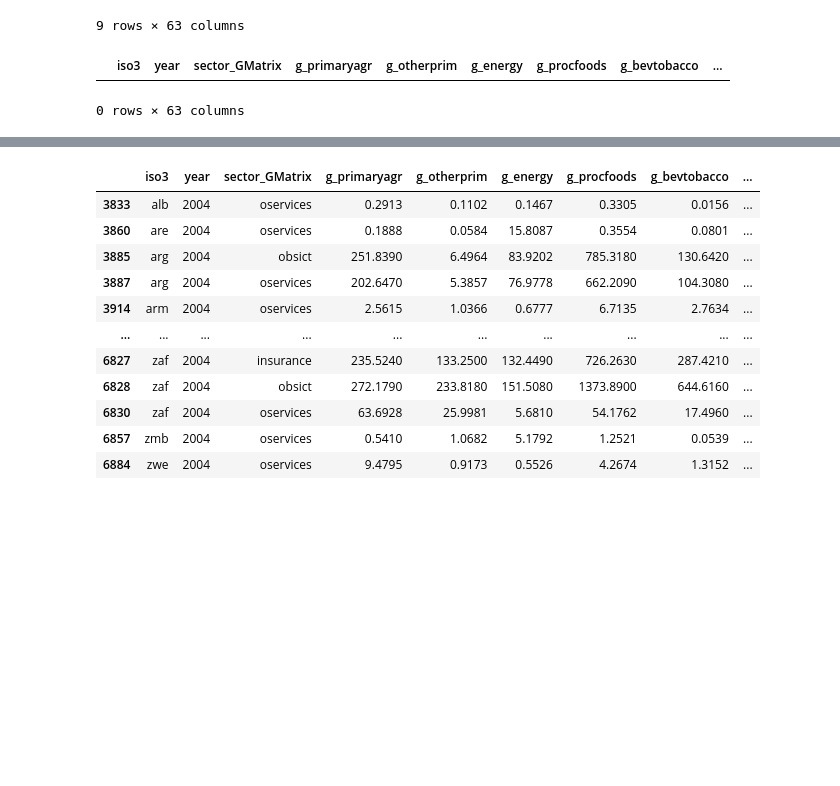
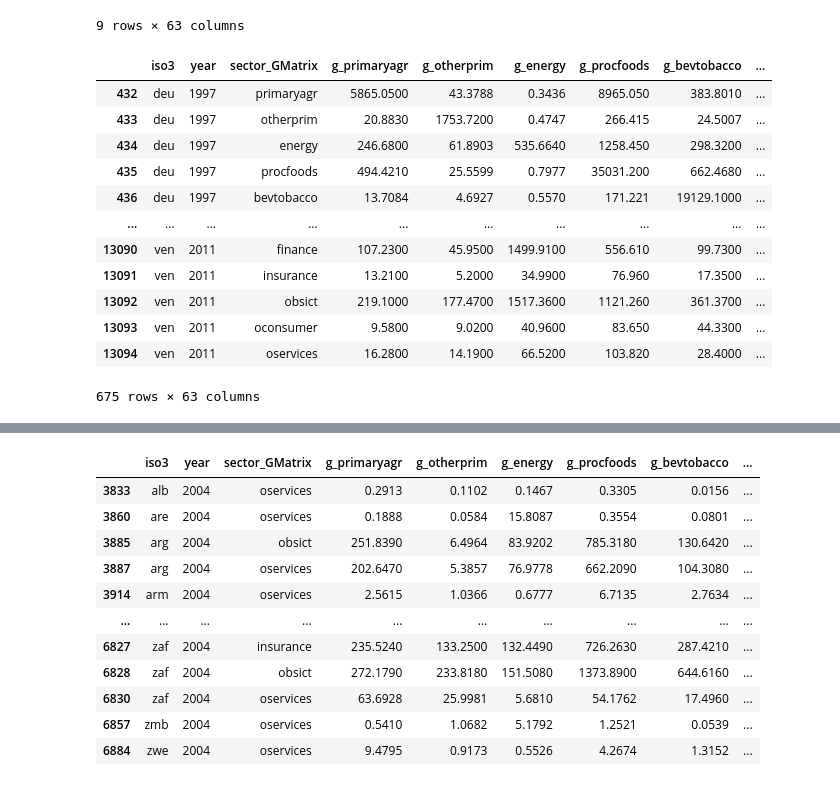
Before and after one commit to BetoRdz01/Actividad-1, a Jupyter notebook: Exportaciones.ipynb, the cells around one changed output, grey strips where cells are left out. Drawn from its saved outputs; the diff is of its cells as text; code cells hidden in the pictures; blank space fills up the shorter version.

Commit message:
Filtro3

```diff
--- a/Exportaciones.ipynb
+++ b/Exportaciones.ipynb
@@ -193,9 +193,21 @@ dfinal
 | 9928 | zmb | 2007 | distribution | 318.3260 | 220.2380 | 73.9112 | 701.5060 | 44.1642 | ... |
 | 13168 | zmb | 2011 | distribution | 370.6800 | 200.5300 | 72.9600 | 804.1700 | 48.1900 | ... |
 9 rows × 63 columns
-# %%
-e1= df[(df["iso3"] == "kor") & (df["iso3"] == "tha")]
-e1
-# %% [output]
-|  | iso3 | year | sector_GMatrix | g_primaryagr | g_otherprim | g_energy | g_procfoods | g_bevtobacco | ... |
-0 rows × 63 columns
+# %%
+#Primera parte del filtro e
+e1 = df[(df["iso3"] == "tha") | (df["iso3"] == "kor") | (df["iso3"] == "phl") | (df["iso3"] == "ven") | (df["iso3"] == "deu")]
+e1
+# %% [output]
+|  | iso3 | year | sector_GMatrix | g_primaryagr | g_otherprim | g_energy | g_procfoods | g_bevtobacco | ... |
+| 432 | deu | 1997 | primaryagr | 5865.0500 | 43.3788 | 0.3436 | 8965.050 | 383.8010 | ... |
+| 433 | deu | 1997 | otherprim | 20.8830 | 1753.7200 | 0.4747 | 266.415 | 24.5007 | ... |
+| 434 | deu | 1997 | energy | 246.6800 | 61.8903 | 535.6640 | 1258.450 | 298.3200 | ... |
+| 435 | deu | 1997 | procfoods | 494.4210 | 25.5599 | 0.7977 | 35031.200 | 662.4680 | ... |
+| 436 | deu | 1997 | bevtobacco | 13.7084 | 4.6927 | 0.5570 | 171.221 | 19129.1000 | ... |
+| ... | ... | ... | ... | ... | ... | ... | ... | ... | ... |
+| 13090 | ven | 2011 | finance | 107.2300 | 45.9500 | 1499.9100 | 556.610 | 99.7300 | ... |
+| 13091 | ven | 2011 | insurance | 13.2100 | 5.2000 | 34.9900 | 76.960 | 17.3500 | ... |
+| 13092 | ven | 2011 | obsict | 219.1000 | 177.4700 | 1517.3600 | 1121.260 | 361.3700 | ... |
+| 13093 | ven | 2011 | oconsumer | 9.5800 | 9.0200 | 40.9600 | 83.650 | 44.3300 | ... |
+| 13094 | ven | 2011 | oservices | 16.2800 | 14.1900 | 66.5200 | 103.820 | 28.4000 | ... |
+675 rows × 63 columns
```
Also changed, not shown: parts of 2 cells of this notebook.
